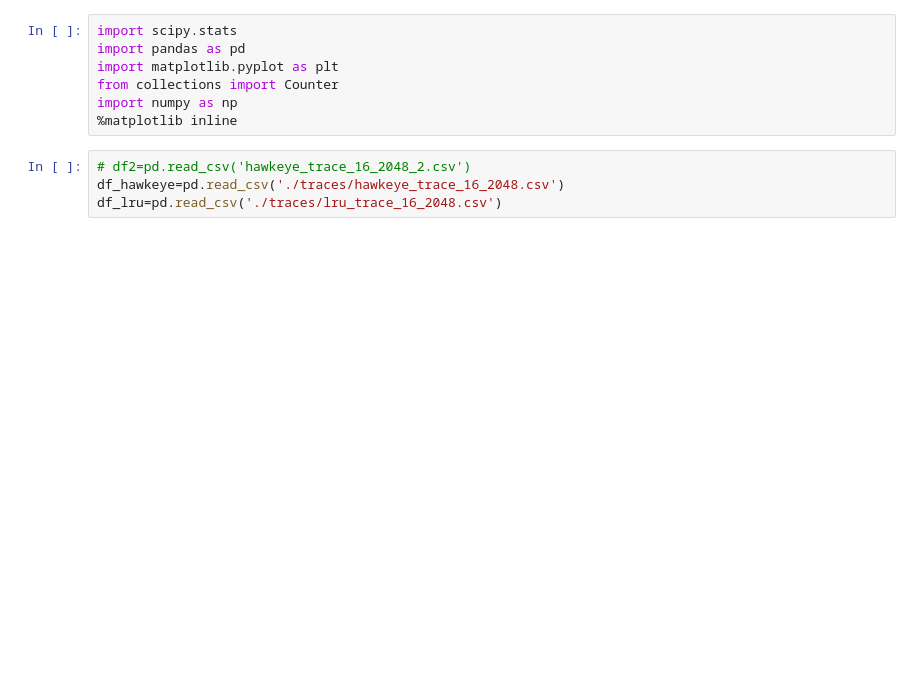
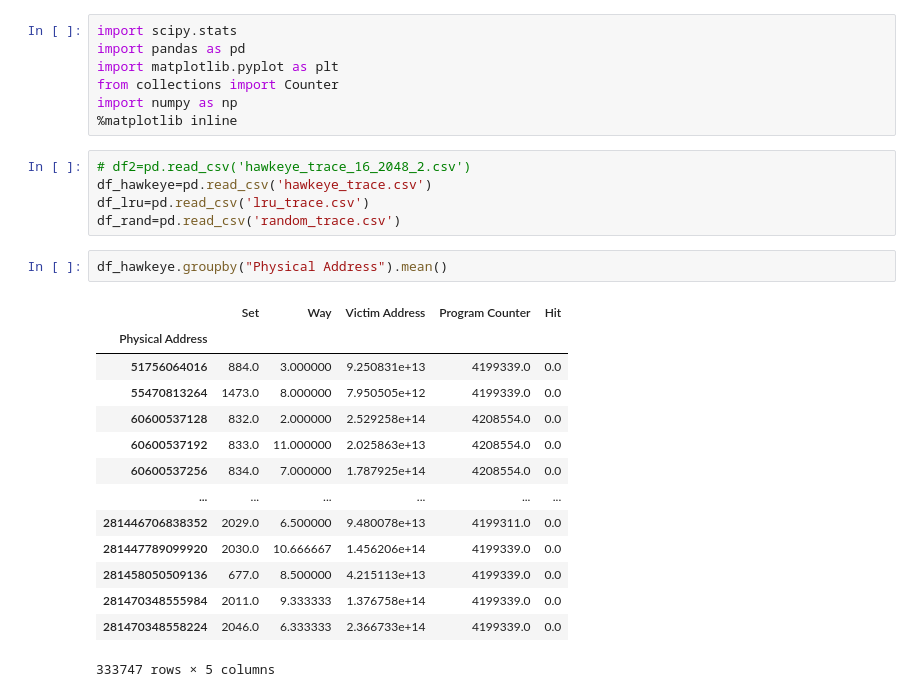
Before and after one commit to saching6/15740_Project, a Jupyter notebook: Correlation_Check.ipynb, the cells around one changed output. Drawn from its saved outputs; the diff is of its cells as text; blank space fills up the shorter version.

```diff
--- a/Correlation_Check.ipynb
+++ b/Correlation_Check.ipynb
@@ -7,5 +7,23 @@ import numpy as np
 %matplotlib inline
 # %%
 # df2=pd.read_csv('hawkeye_trace_16_2048_2.csv')
-df_hawkeye=pd.read_csv('./traces/hawkeye_trace_16_2048.csv')
-df_lru=pd.read_csv('./traces/lru_trace_16_2048.csv')
+df_hawkeye=pd.read_csv('hawkeye_trace.csv')
+df_lru=pd.read_csv('lru_trace.csv')
+df_rand=pd.read_csv('random_trace.csv')
+# %%
+df_hawkeye.groupby("Physical Address").mean()
+# %% [output]
+|  | Set | Way | Victim Address | Program Counter | Hit |
+| Physical Address |  |  |  |  |  |
+| 51756064016 | 884.0 | 3.000000 | 9.250831e+13 | 4199339.0 | 0.0 |
+| 55470813264 | 1473.0 | 8.000000 | 7.950505e+12 | 4199339.0 | 0.0 |
+| 60600537128 | 832.0 | 2.000000 | 2.529258e+14 | 4208554.0 | 0.0 |
+| 60600537192 | 833.0 | 11.000000 | 2.025863e+13 | 4208554.0 | 0.0 |
+| 60600537256 | 834.0 | 7.000000 | 1.787925e+14 | 4208554.0 | 0.0 |
+| ... | ... | ... | ... | ... | ... |
+| 281446706838352 | 2029.0 | 6.500000 | 9.480078e+13 | 4199311.0 | 0.0 |
+| 281447789099920 | 2030.0 | 10.666667 | 1.456206e+14 | 4199339.0 | 0.0 |
+| 281458050509136 | 677.0 | 8.500000 | 4.215113e+13 | 4199339.0 | 0.0 |
+| 281470348555984 | 2011.0 | 9.333333 | 1.376758e+14 | 4199339.0 | 0.0 |
+| 281470348558224 | 2046.0 | 6.333333 | 2.366733e+14 | 4199339.0 | 0.0 |
+333747 rows × 5 columns
```
Also changed, not shown: parts of 8 cells of this notebook, 8 other files.
